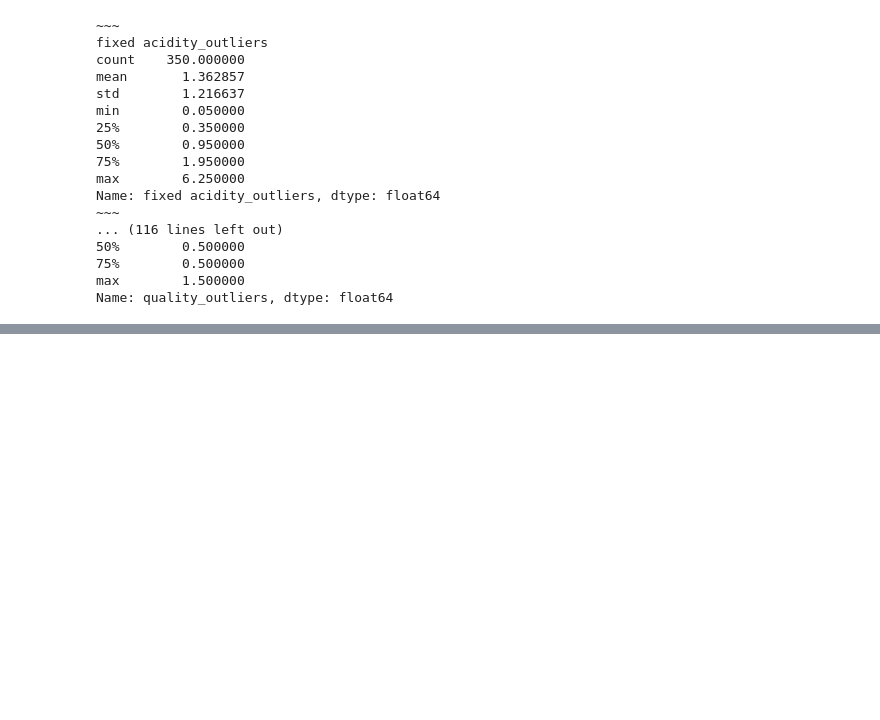
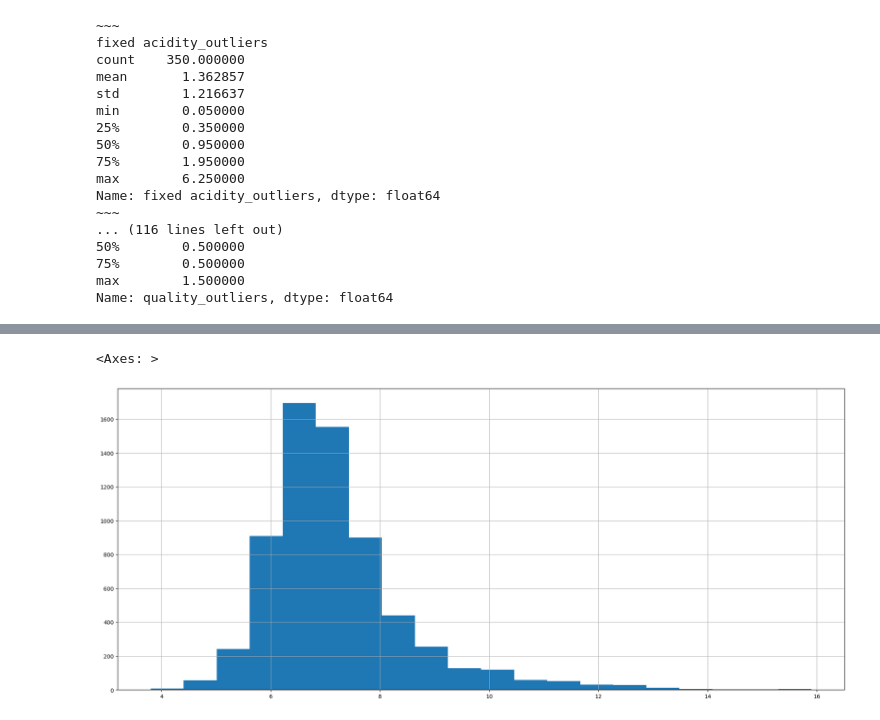
Before and after one commit to Clustering-Project/wine_quality_project, a Jupyter notebook: John/acquire.ipynb, the cells around one changed output, grey strips where cells are left out. Drawn from its saved outputs; the diff is of its cells as text; code cells hidden in the pictures; blank space fills up the shorter version.

```diff
--- a/John/acquire.ipynb
+++ b/John/acquire.ipynb
@@ -205,0 +231,9 @@ Name: quality_outliers, dtype: float64
+# %%
+df['fixed acidity'].hist(figsize=(24, 10), bins=20)
+
+# #['fixed acidity', 'volatile acidity', 'citric acid', 'residual sugar',
+#        'chlorides', 'free sulfur dioxide', 'total sulfur dioxide', 'density',
+#        'pH', 'sulphates', 'alcohol', 'quality', 'type']
+# %% [output]
+<Axes: >
+[figure, added]
```
Also changed, not shown: parts of 4 cells of this notebook.
